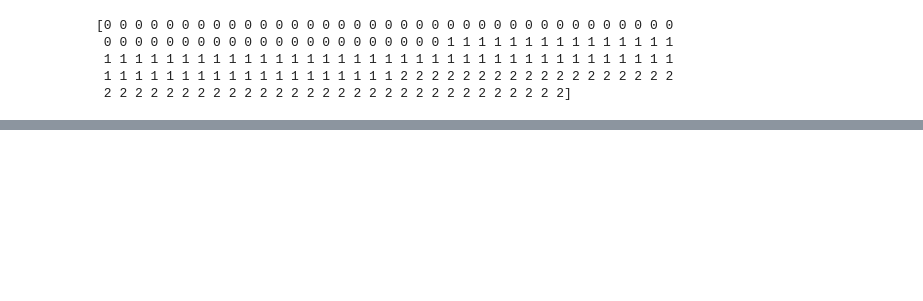
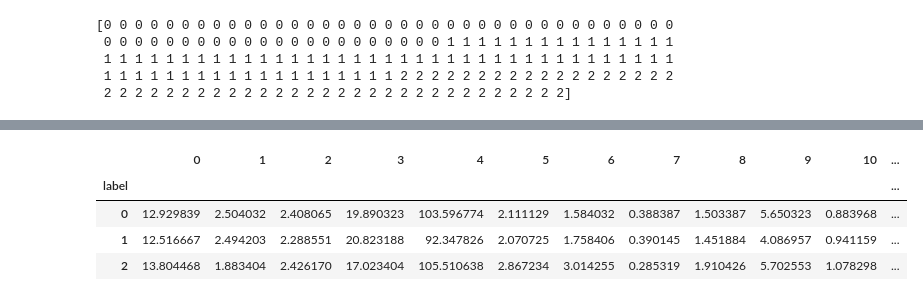
Before and after one commit to Kzis/decision-tree, a Jupyter notebook: k_mean1.ipynb, the cells around one changed output, grey strips where cells are left out. Drawn from its saved outputs; the diff is of its cells as text; code cells hidden in the pictures; blank space fills up the shorter version.

```diff
--- a/k_mean1.ipynb
+++ b/k_mean1.ipynb
@@ -92,0 +124,9 @@ print(y)
+# %%
+avg_op = op_df.groupby('label').mean()
+avg_op
+# %% [output]
+|  | 0 | 1 | 2 | 3 | 4 | 5 | 6 | 7 | 8 | 9 | 10 | ... |
+| label |  |  |  |  |  |  |  |  |  |  |  | ... |
+| 0 | 12.929839 | 2.504032 | 2.408065 | 19.890323 | 103.596774 | 2.111129 | 1.584032 | 0.388387 | 1.503387 | 5.650323 | 0.883968 | ... |
+| 1 | 12.516667 | 2.494203 | 2.288551 | 20.823188 | 92.347826 | 2.070725 | 1.758406 | 0.390145 | 1.451884 | 4.086957 | 0.941159 | ... |
+| 2 | 13.804468 | 1.883404 | 2.426170 | 17.023404 | 105.510638 | 2.867234 | 3.014255 | 0.285319 | 1.910426 | 5.702553 | 1.078298 | ... |
```
Also changed, not shown: parts of 9 cells of this notebook.
